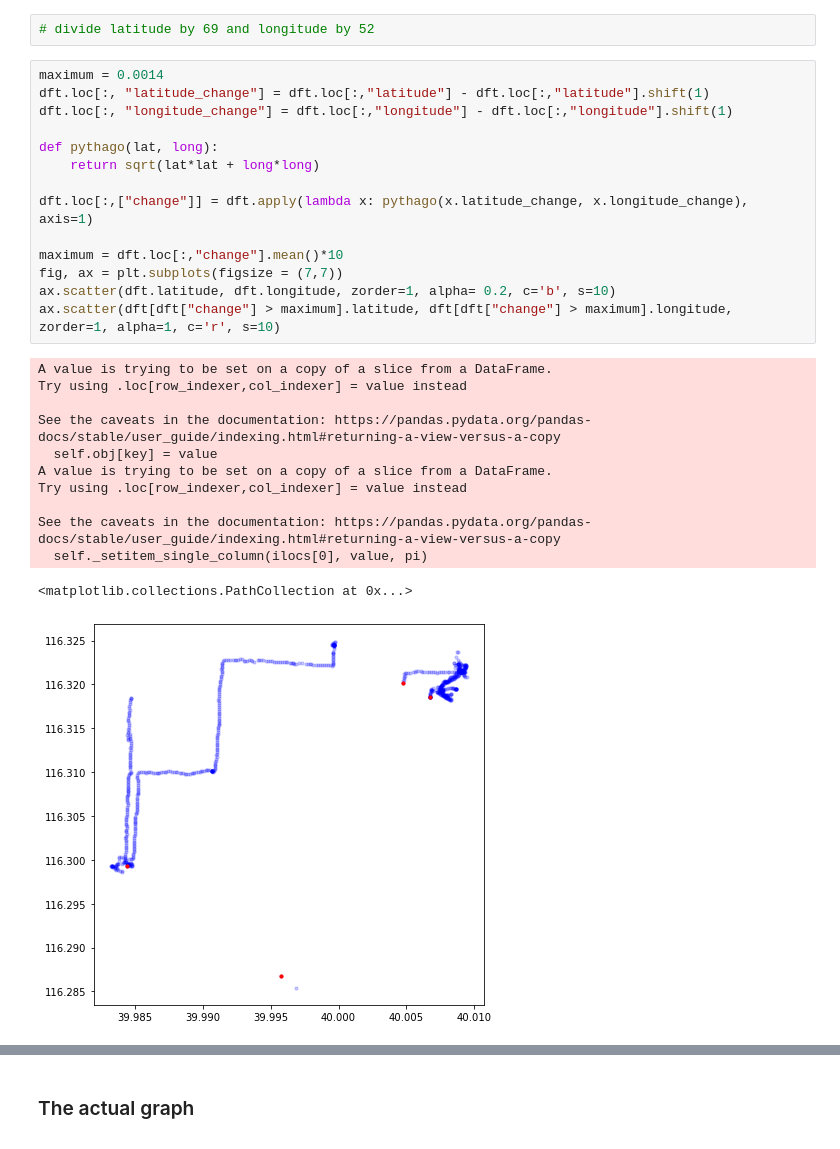
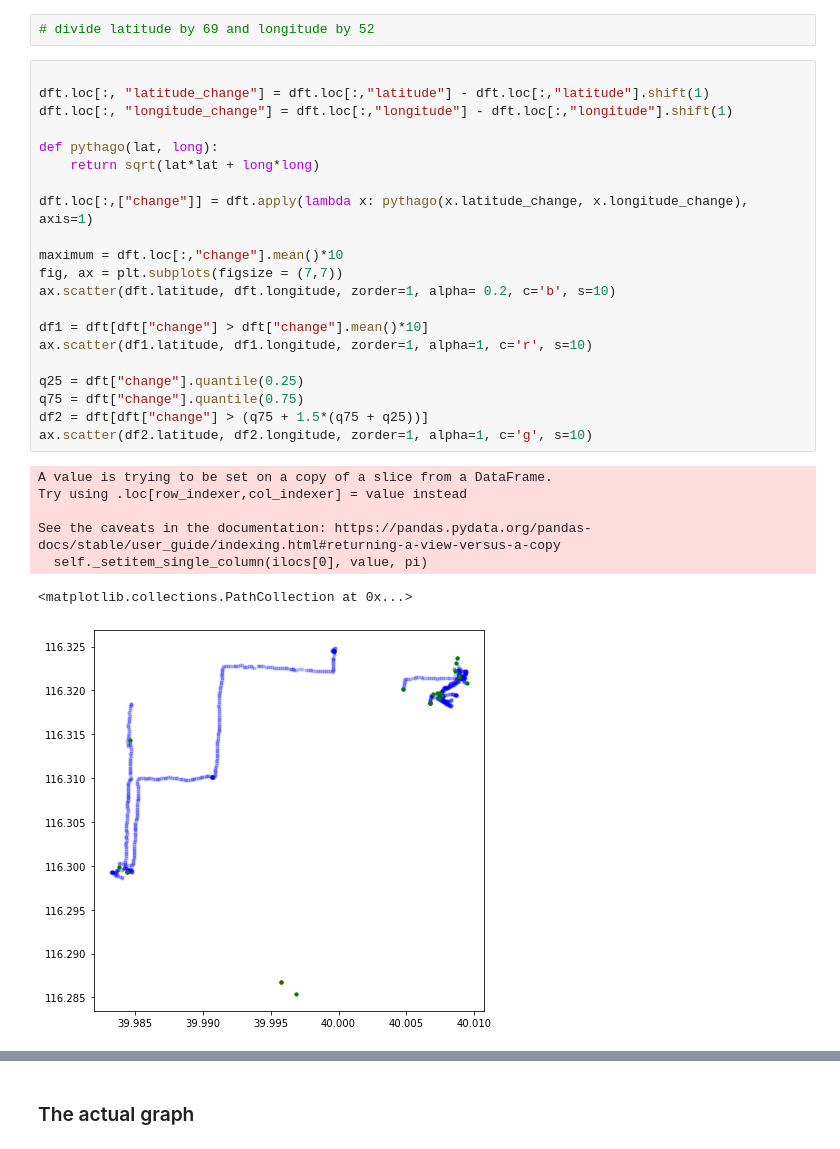
Before and after one commit to svensesen/Beijing-Topo, a Jupyter notebook: test.ipynb, the cells around one changed output, grey strips where cells are left out. Saved outputs shown, nothing was run; the diff lists cells and outputs as text.

```diff
--- a/test.ipynb
+++ b/test.ipynb
@@ -88,29 +59,31 @@ for i in range(1, 10):
 # %%
 # divide latitude by 69 and longitude by 52
 # %%
-maximum = 0.0014
+
 dft.loc[:, "latitude_change"] = dft.loc[:,"latitude"] - dft.loc[:,"latitude"].shift(1)
 dft.loc[:, "longitude_change"] = dft.loc[:,"longitude"] - dft.loc[:,"longitude"].shift(1)
 
 def pythago(lat, long):
     return sqrt(lat*lat + long*long)
 
 dft.loc[:,["change"]] = dft.apply(lambda x: pythago(x.latitude_change, x.longitude_change), axis=1)
 
 maximum = dft.loc[:,"change"].mean()*10
 fig, ax = plt.subplots(figsize = (7,7))
 ax.scatter(dft.latitude, dft.longitude, zorder=1, alpha= 0.2, c='b', s=10)
-ax.scatter(dft[dft["change"] > maximum].latitude, dft[dft["change"] > maximum].longitude, zorder=1, alpha=1, c='r', s=10)
+
+df1 = dft[dft["change"] > dft["change"].mean()*10]
+ax.scatter(df1.latitude, df1.longitude, zorder=1, alpha=1, c='r', s=10)
+
+q25 = dft["change"].quantile(0.25)
+q75 = dft["change"].quantile(0.75)
+df2 = dft[dft["change"] > (q75 + 1.5*(q75 + q25))]
+ax.scatter(df2.latitude, df2.longitude, zorder=1, alpha=1, c='g', s=10)
 # %% [output]
-A value is trying to be set on a copy of a slice from a DataFrame.
-Try using .loc[row_indexer,col_indexer] = value instead
-
-See the caveats in the documentation: https://pandas.pydata.org/pandas-docs/stable/user_guide/indexing.html#returning-a-view-versus-a-copy
-  self.obj[key] = value
 A value is trying to be set on a copy of a slice from a DataFrame.
 Try using .loc[row_indexer,col_indexer] = value instead
 
 See the caveats in the documentation: https://pandas.pydata.org/pandas-docs/stable/user_guide/indexing.html#returning-a-view-versus-a-copy
   self._setitem_single_column(ilocs[0], value, pi)
 <matplotlib.collections.PathCollection at 0x...>
-[figure, old version]
+[figure, new version]
```
Also changed, not shown: parts of 6 cells of this notebook, 2 other files.
